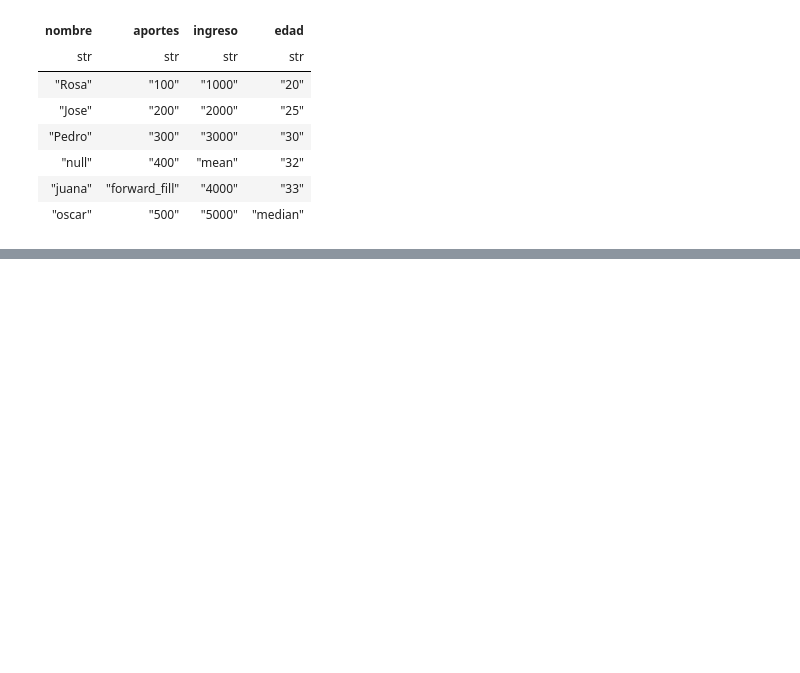
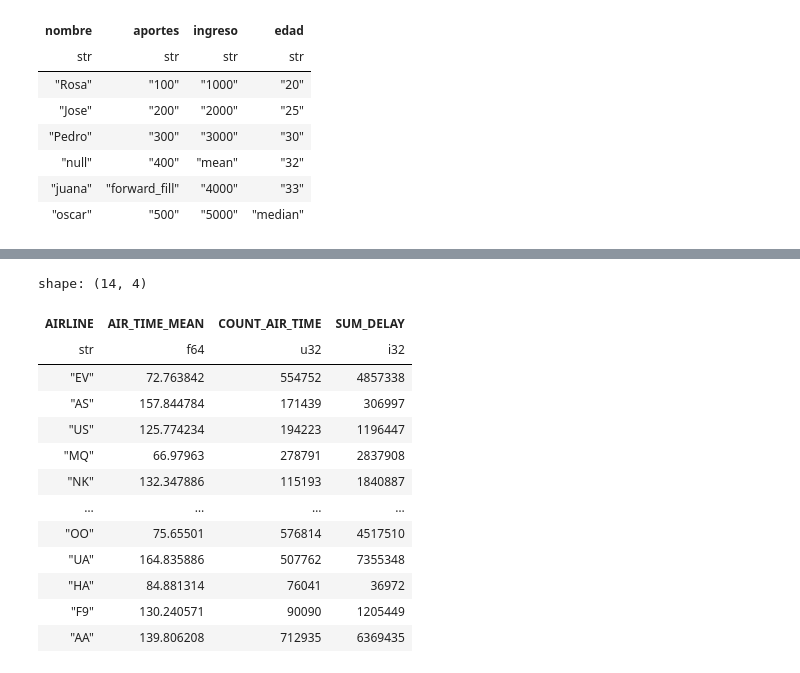
Before and after one commit to Viny2030/polars, a Jupyter notebook: IIThe_Polar_Express_Cheatsheet___polars_🐻_.ipynb, the cells around one changed output, grey strips where cells are left out. Saved outputs shown, nothing was run; the diff lists cells and outputs as text; code cells hidden in the pictures; blank space fills up the shorter version.

```diff
--- a/IIThe_Polar_Express_Cheatsheet___polars_🐻_.ipynb
+++ b/IIThe_Polar_Express_Cheatsheet___polars_🐻_.ipynb
@@ -718,0 +731,4 @@ for column in df5.columns:
+# %%
+vuelos_lf = (
+    pl.scan_parquet('/content/drive/MyDrive/polars/seccion04/vuelos/vuelos.parquet')
+)
@@ -718,0 +780,21 @@ for column in df5.columns:
+# %%
+vuelos_lf.group_by('AIRLINE').agg(
+    pl.col('AIR_TIME').mean().name.suffix('_MEAN'), ## columna tiempo en el aire y nueva columna y un sufijo
+     pl.col('AIR_TIME').count().alias('COUNT_AIR_TIME'),## englobo la agregacion columna tiempo en el aire, conteo y renombrarla
+     SUM_DELAY=pl.col('DEPARTURE_DELAY').sum()  ## nombre de la columna = AGREGACI0N suma de retrasos
+).collect() ## para ejecutar y obtener el resultado
+# %% [output]
+shape: (14, 4)
+| AIRLINE | AIR_TIME_MEAN | COUNT_AIR_TIME | SUM_DELAY |
+| str | f64 | u32 | i32 |
+| "EV" | 72.763842 | 554752 | 4857338 |
+| "AS" | 157.844784 | 171439 | 306997 |
+| "US" | 125.774234 | 194223 | 1196447 |
+| "MQ" | 66.97963 | 278791 | 2837908 |
+| "NK" | 132.347886 | 115193 | 1840887 |
+| … | … | … | … |
+| "OO" | 75.65501 | 576814 | 4517510 |
+| "UA" | 164.835886 | 507762 | 7355348 |
+| "HA" | 84.881314 | 76041 | 36972 |
+| "F9" | 130.240571 | 90090 | 1205449 |
+| "AA" | 139.806208 | 712935 | 6369435 |
```
Also changed, not shown: parts of 29 cells of this notebook.
